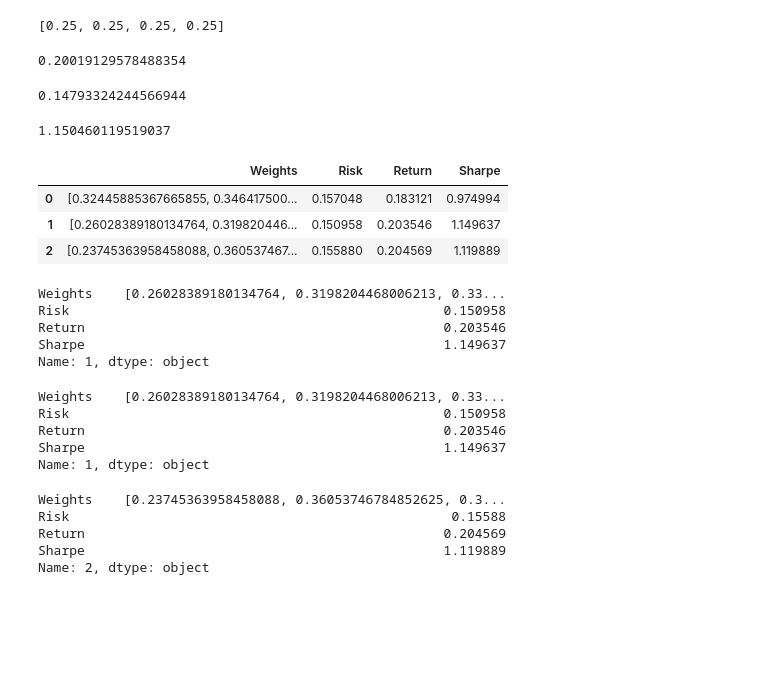
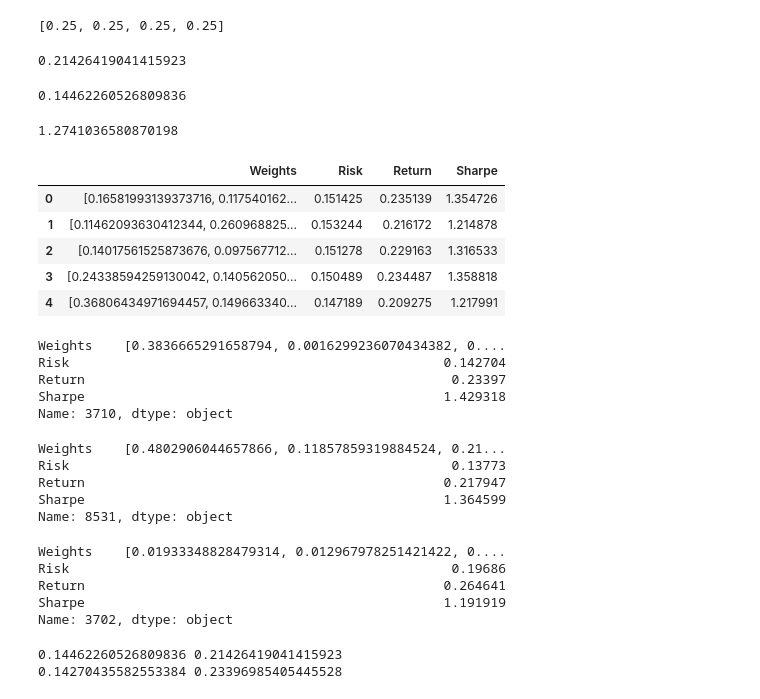
Before and after one commit to Terraform05/MVO, a Jupyter notebook: MVO.ipynb, the cells around one changed output. Drawn from its saved outputs; the diff is of its cells as text; code cells hidden in the pictures; blank space fills up the shorter version.

```diff
--- a/MVO.ipynb
+++ b/MVO.ipynb
@@ -1,4 +1,6 @@
 # %%
+from tqdm import tqdm
+
 import numpy as np
 import pandas as pd
 
@@ -12,12 +14,15 @@ from plotly.offline import init_notebook_mode
 init_notebook_mode(connected=True)
 
 risk_free_rate = 0.03
-trial_n = 3
+trial_n = 10000
 
 tickers = ['NKE', 'MSFT', 'DIS', 'COST']
 
+#start = '2012-1-1'
+#end = '2022-3-1'
 start = '2012-1-1'
-end = '2022-3-1'
+end = '2022-1-1'
+
 
 df_close = yf.download(tickers, start, end, interval='1mo')['Close']
 
@@ -148,61 +159,69 @@ eq_weights
 eq_return = eq_weights @ (mean_return)
 eq_return
 # %% [output]
-0.20019129578488354
+0.21426419041415923
 # %%
 eq_risk = ((eq_weights @ cov_mat) @ eq_weights)**(1/2)
 eq_risk
 # %% [output]
-0.14793324244566944
+0.14462260526809836
 # %%
 eq_sharpe = (eq_return - risk_free_rate)/eq_risk
 eq_sharpe
 # %% [output]
-1.150460119519037
+1.2741036580870198
 # %%
 efficient_frontier_data = []
-for trial in range(trial_n):
+for trial in tqdm(range(trial_n)):
     t_weight = np.random.random(len(tickers, ))
     t_weights = t_weight/sum(t_weight)
     t_return = t_weights @ (mean_return)
     t_risk = ((t_weights @ cov_mat) @ t_weights)**(1/2)
     t_sharpe = (t_return - risk_free_rate)/t_risk
     efficient_frontier_data.append([t_weights, t_risk, t_return, t_sharpe])
 
 efficient_frontier_data = pd.DataFrame(efficient_frontier_data, columns=['Weights', 'Risk', 'Return', 'Sharpe'])
 efficient_frontier_data.head()
 # %% [output]
 |  | Weights | Risk | Return | Sharpe |
-| 0 | [0.32445885367665855, 0.346417500... | 0.157048 | 0.183121 | 0.974994 |
-| 1 | [0.26028389180134764, 0.319820446... | 0.150958 | 0.203546 | 1.149637 |
-| 2 | [0.23745363958458088, 0.360537467... | 0.155880 | 0.204569 | 1.119889 |
+| 0 | [0.16581993139373716, 0.117540162... | 0.151425 | 0.235139 | 1.354726 |
+| 1 | [0.11462093630412344, 0.260968825... | 0.153244 | 0.216172 | 1.214878 |
+| 2 | [0.14017561525873676, 0.097567712... | 0.151278 | 0.229163 | 1.316533 |
+| 3 | [0.24338594259130042, 0.140562050... | 0.150489 | 0.234487 | 1.358818 |
+| 4 | [0.36806434971694457, 0.149663340... | 0.147189 | 0.209275 | 1.217991 |
 # %%
-i = efficient_frontier_data['Sharpe'].idxmax()
-max_sharpe = efficient_frontier_data.iloc[i, :]
+i_max_sharpe = efficient_frontier_data['Sharpe'].idxmax()
+max_sharpe = efficient_frontier_data.iloc[i_max_sharpe, :]
 max_sharpe
 # %% [output]
-Weights    [0.26028389180134764, 0.3198204468006213, 0.33...
-Risk                                                0.150958
-Return                                              0.203546
-Sharpe                                              1.149637
-Name: 1, dtype: object
+Weights    [0.3836665291658794, 0.0016299236070434382, 0....
+Risk                                                0.142704
+Return                                               0.23397
+Sharpe                                              1.429318
+Name: 3710, dtype: object
 # %%
-i = efficient_frontier_data['Risk'].idxmin()
-min_risk = efficient_frontier_data.iloc[i, :]
+i_min_risk = efficient_frontier_data['Risk'].idxmin()
+min_risk = efficient_frontier_data.iloc[i_min_risk, :]
 min_risk
 # %% [output]
-Weights    [0.26028389180134764, 0.3198204468006213, 0.33...
-Risk                                                0.150958
-Return                                              0.203546
-Sharpe                                              1.149637
-Name: 1, dtype: object
+Weights    [0.4802906044657866, 0.11857859319884524, 0.21...
+Risk                                                 0.13773
+Return                                              0.217947
+Sharpe                                              1.364599
+Name: 8531, dtype: object
 # %%
-i = efficient_frontier_data['Return'].idxmax()
-max_return = efficient_frontier_data.iloc[i, :]
+i_max_return = efficient_frontier_data['Return'].idxmax()
+max_return = efficient_frontier_data.iloc[i_max_return, :]
 max_return
 # %% [output]
-Weights    [0.23745363958458088, 0.36053746784852625, 0.3...
-Risk                                                 0.15588
-Return                                              0.204569
-Sharpe                                              1.119889
-Name: 2, dtype: object
+Weights    [0.01933348828479314, 0.012967978251421422, 0....
+Risk                                                 0.19686
+Return                                              0.264641
+Sharpe                                              1.191919
+Name: 3702, dtype: object
+# %%
+print(eq_risk, eq_return)
+print(max_sharpe['Risk'], max_sharpe['Return'])
+# %% [output]
+0.14462260526809836 0.21426419041415923
+0.14270435582553384 0.23396985405445528
```
Also changed, not shown: parts of 21 cells of this notebook, 3 other files.
